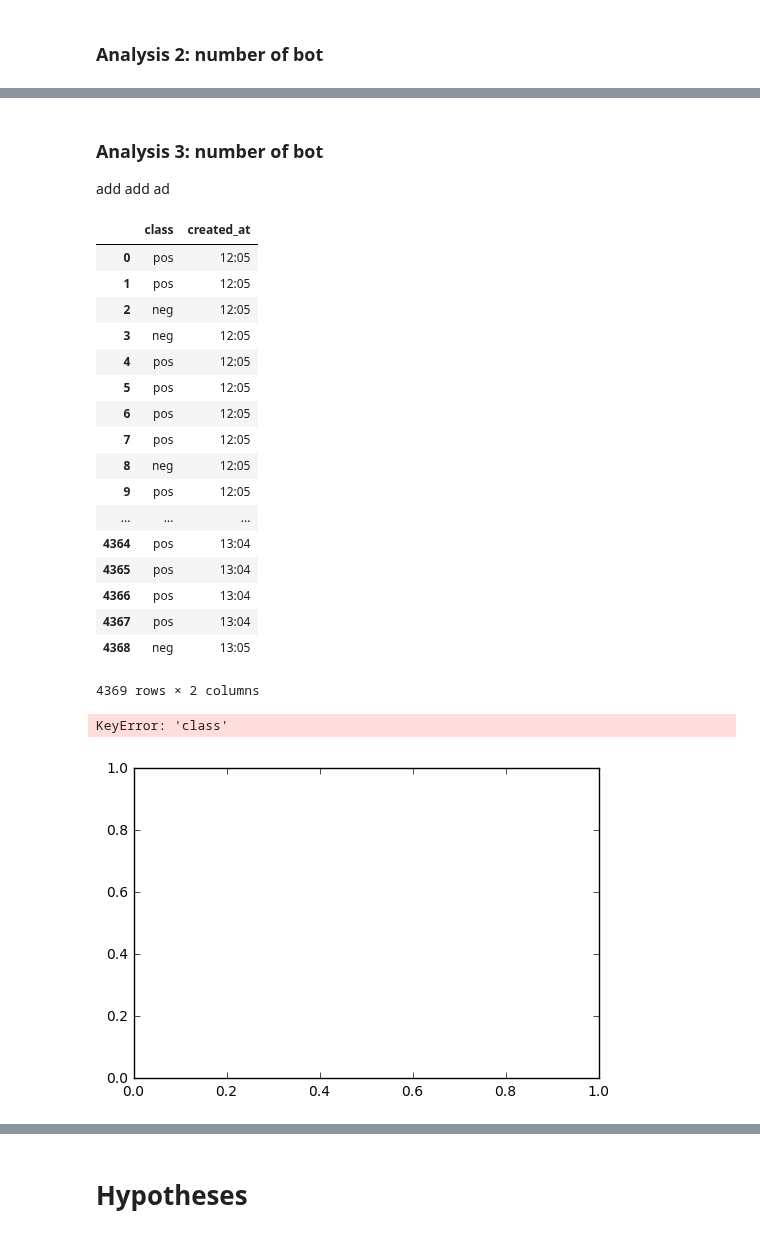
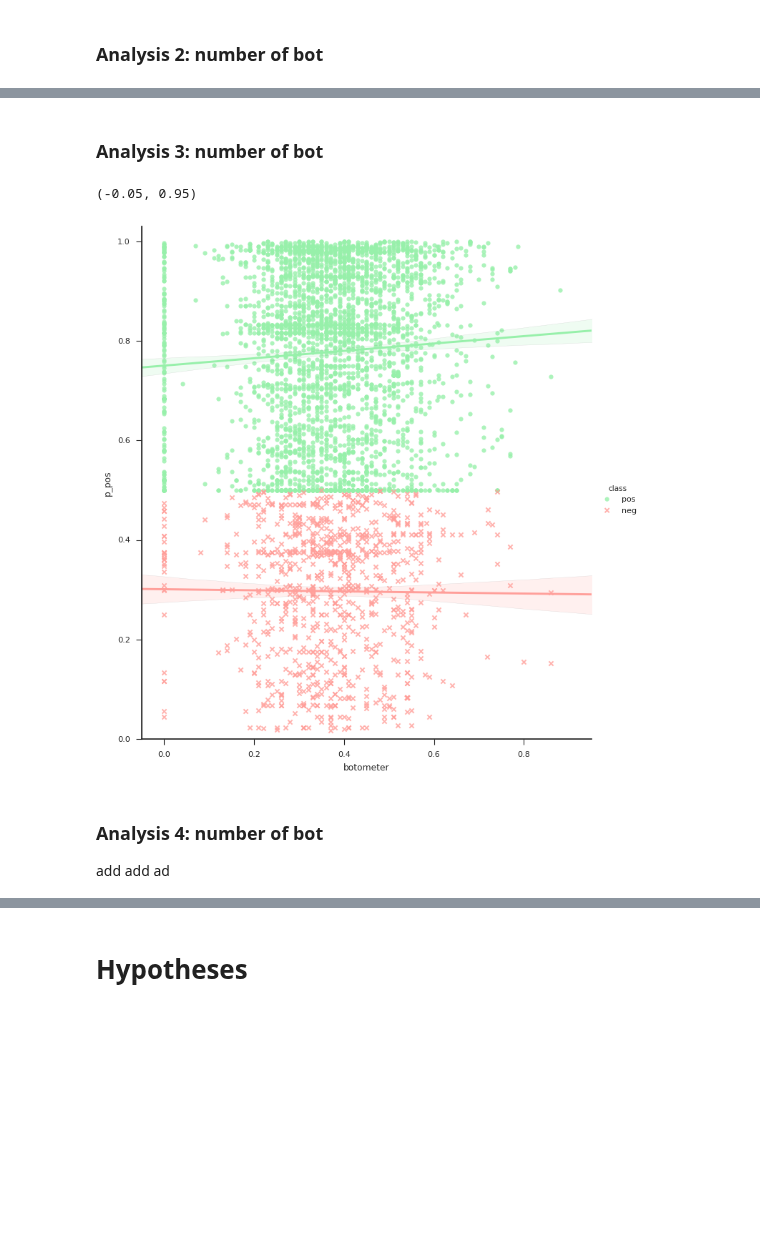
Before and after one commit to indralukmana/twitter-brexit, a Jupyter notebook: iqbal/bot_analysis.ipynb, the cells around one changed output, grey strips where cells are left out. Saved outputs shown, nothing was run; the diff lists cells and outputs as text; code cells hidden in the pictures; blank space fills up the shorter version.

```diff
--- a/iqbal/bot_analysis.ipynb
+++ b/iqbal/bot_analysis.ipynb
@@ -220,51 +332,28 @@ ax.set_ylabel("Count")
+# %% [markdown]
+<h3>Analysis 3: number of bot</h3>
+# %%
+time_analysis=pd.DataFrame({
+            'created_at':compiled_data['created_at'].dt.strftime('%H:%M'),
+            'class':compiled_data['class'],
+            'count':range(len(compiled_data))
+            })
+
+time_analysis=time_analysis.groupby(['created_at', 'class'], as_index=False).count()
+time_analysis.head()
+
+
+sns.set(style="ticks")
+sns.set_context("paper")
+y = sns.lmplot(x="botometer", y="p_pos", hue='class', data=compiled_data,
+               markers=["o", "x"],
+               palette={"neg": "r", "pos": "g"},
+               aspect=.9,
+               size=8)
+plt.ylim(0, 1.03)
+plt.xlim(-0.05, 0.95)
+# %% [output]
+(-0.05, 0.95)
+[figure, added]
 # %% [markdown]
-<h3>Analysis 3: number of bot</h3>
+<h3>Analysis 4: number of bot</h3>
 add add ad
-# %%
-
-
-time_analysis=pd.DataFrame({
-            'created_at':compiled_data['created_at'].dt.strftime('%H:%M'),
-            'class':compiled_data['class']
-            })
-
-time_analysis
-# %% [output]
-|  | class | created_at |
-| 0 | pos | 12:05 |
-| 1 | pos | 12:05 |
-| 2 | neg | 12:05 |
-| 3 | neg | 12:05 |
-| 4 | pos | 12:05 |
-| 5 | pos | 12:05 |
-| 6 | pos | 12:05 |
-| 7 | pos | 12:05 |
-| 8 | neg | 12:05 |
-| 9 | pos | 12:05 |
-| ... | ... | ... |
-| 4364 | pos | 13:04 |
-| 4365 | pos | 13:04 |
-| 4366 | pos | 13:04 |
-| 4367 | pos | 13:04 |
-| 4368 | neg | 13:05 |
-4369 rows × 2 columns
-# %%
-
-
-fig, ax = plt.subplots()
-new_labels = ['created_at', 'class']
-ii=0
-
-
-for a in [compiled_data['created_at'].dt.strftime('%H%m'), data['class']]:
-    sns.distplot(a,  ax=ax, kde=False, label=new_labels[ii])
-    ii=ii+1
-
-ax.set_ylabel("Count")
-ax.set_xlabel("Amount (GBP)")
-ax.set_xlim([0, 55])
-ax.set_ylim([0, 60])
-ax.legend()
-# %% [output]
-KeyError: 'class'
-[figure, removed]
```
Also changed, not shown: parts of 36 cells of this notebook.
